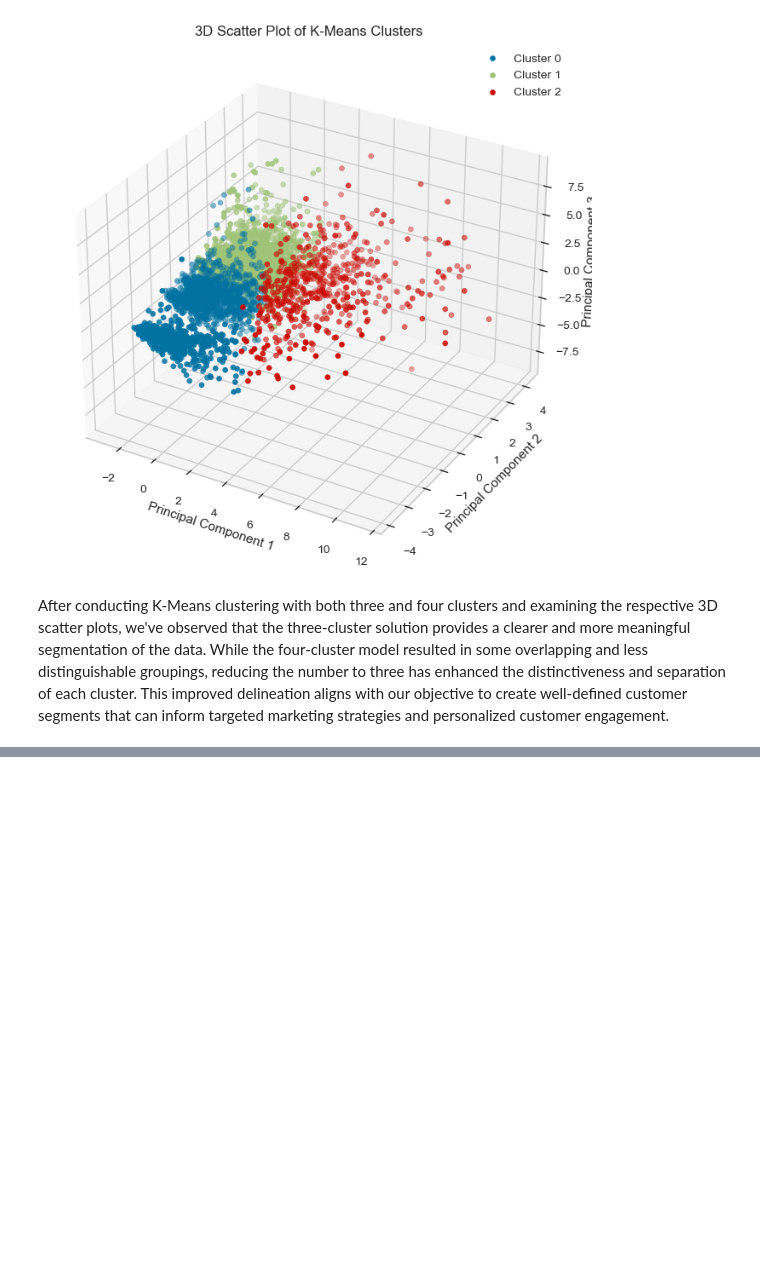
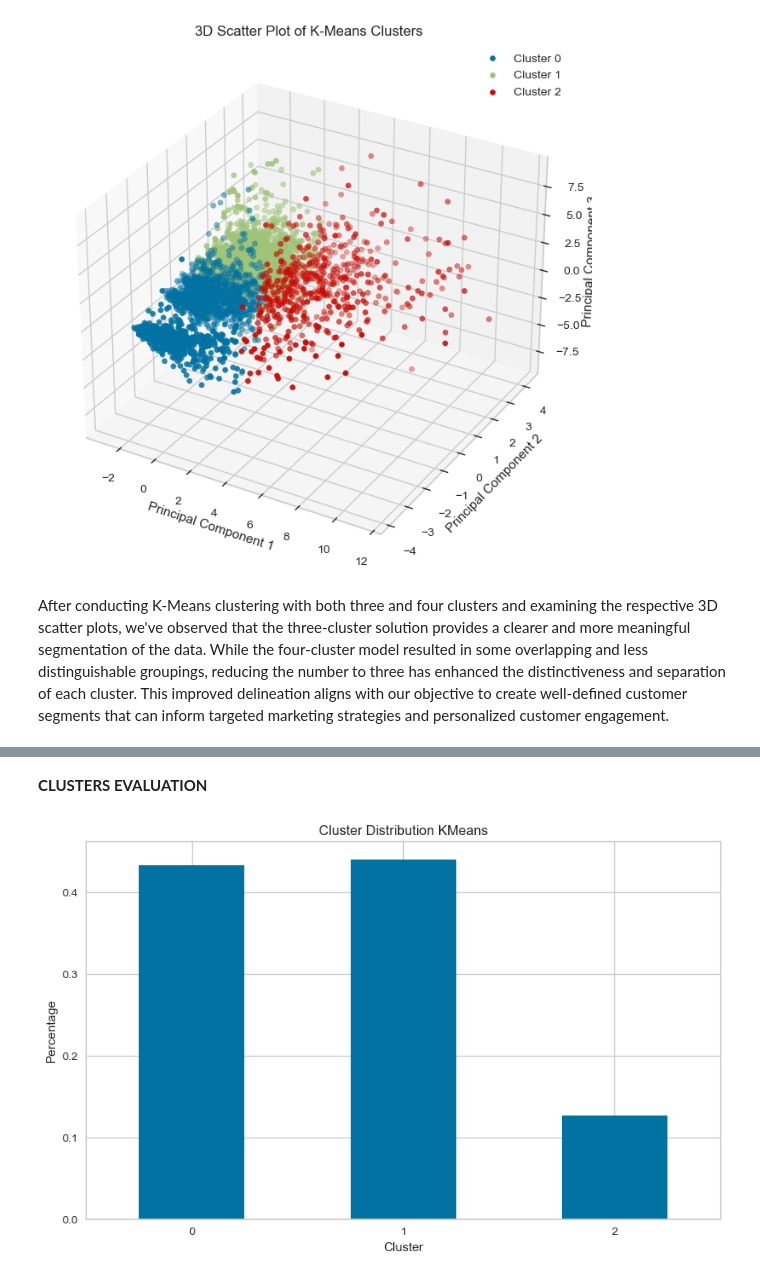
Before and after one commit to fabrizi0rigodanz0/Customer_Churn_Prediction_ML, a Jupyter notebook: notebook/notebook.ipynb, the cells around one changed output, grey strips where cells are left out. Saved outputs shown, nothing was run; the diff lists cells and outputs as text; code cells hidden in the pictures; blank space fills up the shorter version.

```diff
--- a/notebook/notebook.ipynb
+++ b/notebook/notebook.ipynb
@@ -1266,0 +1360,16 @@ After conducting K-Means clustering with both three and four clusters and examin
+# %% [markdown]
+**CLUSTERS EVALUATION**
+# %%
+#cluster distribution
+cluster_distribution = pca_features_six['Cluster'].value_counts(normalize=True).sort_index()
+
+#plot the cluster distribution
+plt.figure(figsize=(10, 6))
+cluster_distribution.plot(kind='bar')
+plt.title('Cluster Distribution KMeans')
+plt.xlabel('Cluster')
+plt.ylabel('Percentage')
+plt.xticks(rotation=0)
+plt.show()
+# %% [output]
+[figure, added]
```
Also changed, not shown: parts of 10 cells of this notebook.
